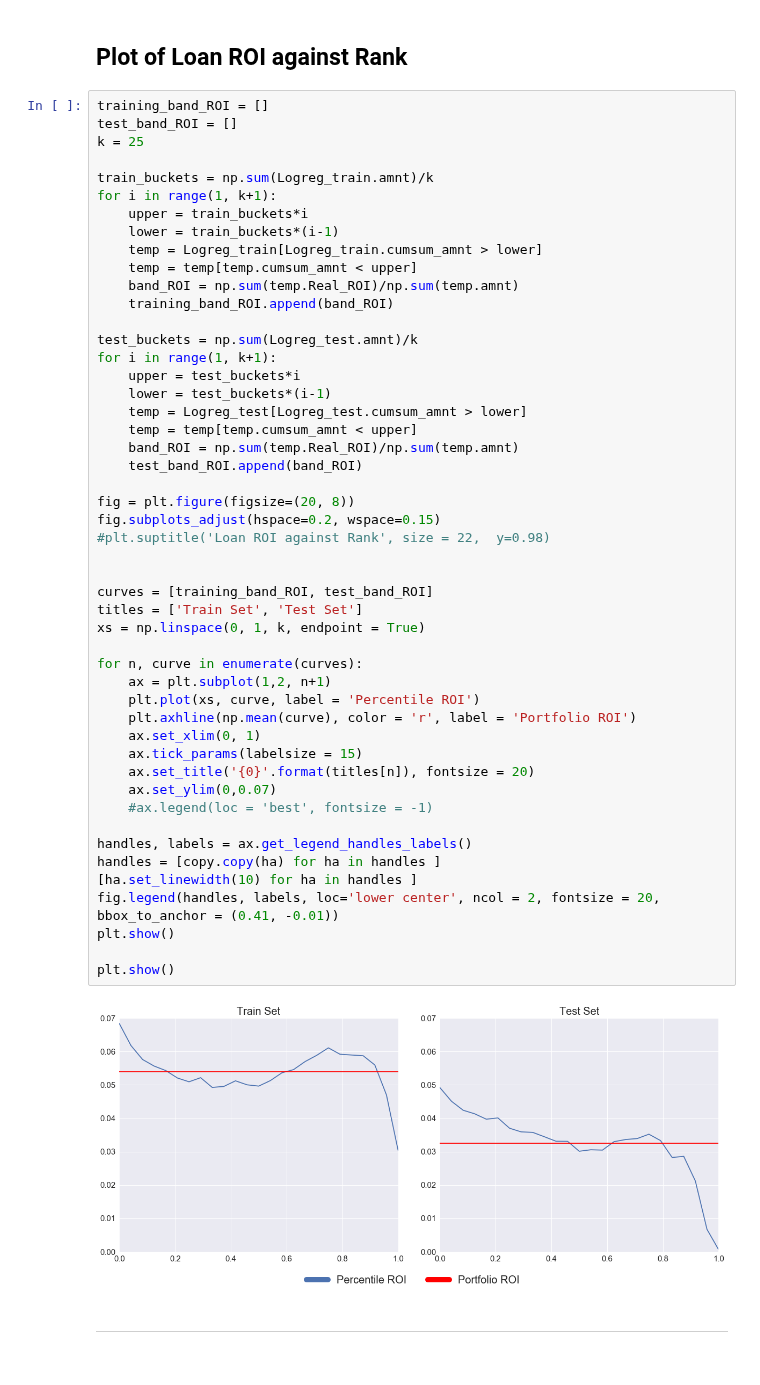
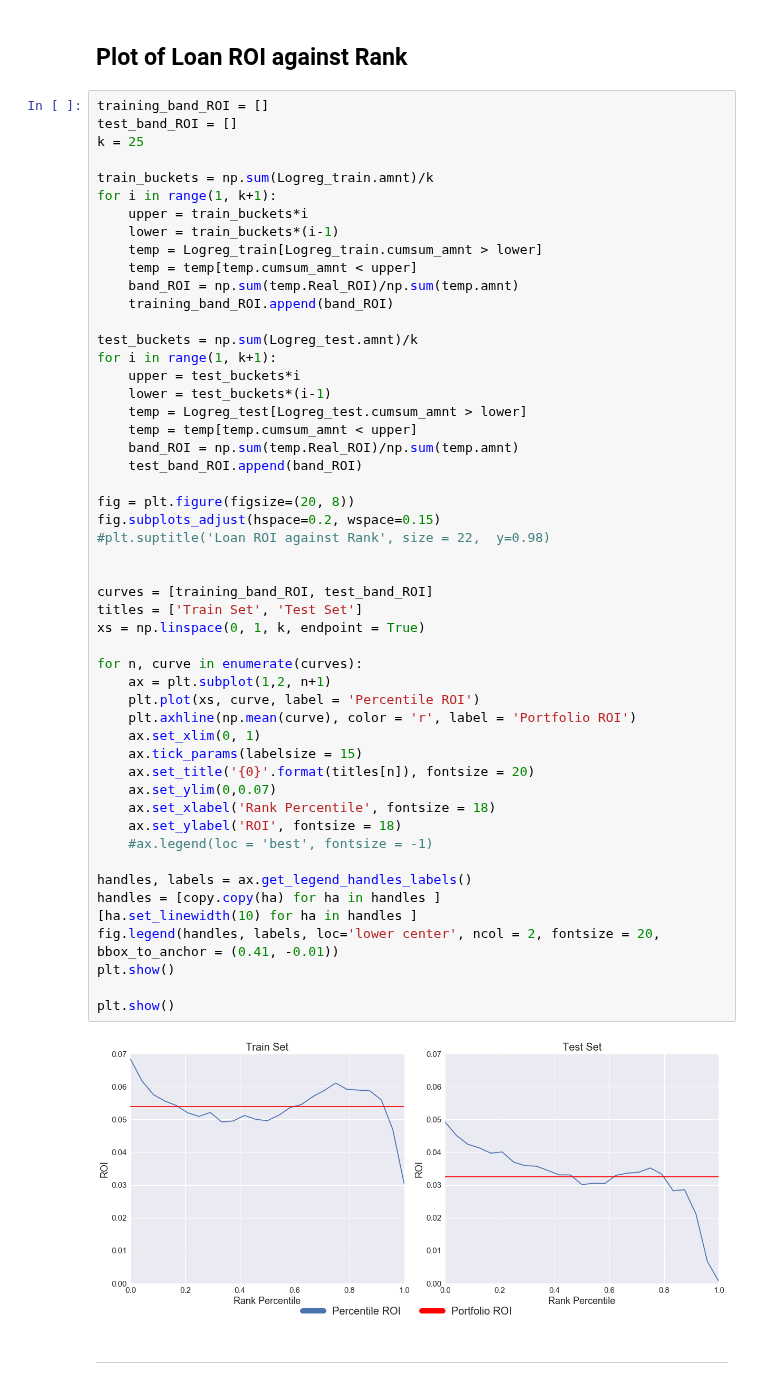
Before and after one commit to bhavenp/209A-FinalProject, a Jupyter notebook: hugo/ROI_website_sheet.ipynb, the cells around one changed output. Drawn from its saved outputs; the diff is of its cells as text.

```diff
--- a/hugo/ROI_website_sheet.ipynb
+++ b/hugo/ROI_website_sheet.ipynb
@@ -295,34 +306,36 @@ for i in range(1, k+1):
     band_ROI = np.sum(temp.Real_ROI)/np.sum(temp.amnt)
     test_band_ROI.append(band_ROI)
 
 fig = plt.figure(figsize=(20, 8))
 fig.subplots_adjust(hspace=0.2, wspace=0.15)
 #plt.suptitle('Loan ROI against Rank', size = 22,  y=0.98)
 
 
 curves = [training_band_ROI, test_band_ROI]
 titles = ['Train Set', 'Test Set']
 xs = np.linspace(0, 1, k, endpoint = True)
 
 for n, curve in enumerate(curves):
     ax = plt.subplot(1,2, n+1)
     plt.plot(xs, curve, label = 'Percentile ROI')
     plt.axhline(np.mean(curve), color = 'r', label = 'Portfolio ROI')
     ax.set_xlim(0, 1)
     ax.tick_params(labelsize = 15)
     ax.set_title('{0}'.format(titles[n]), fontsize = 20)
     ax.set_ylim(0,0.07)
+    ax.set_xlabel('Rank Percentile', fontsize = 18)
+    ax.set_ylabel('ROI', fontsize = 18)
     #ax.legend(loc = 'best', fontsize = -1)
 
 handles, labels = ax.get_legend_handles_labels()
 handles = [copy.copy(ha) for ha in handles ]
 [ha.set_linewidth(10) for ha in handles ]
 fig.legend(handles, labels, loc='lower center', ncol = 2, fontsize = 20, bbox_to_anchor = (0.41, -0.01))
 plt.show()
 
 plt.show()
 # %% [output]
-[figure, old version]
+[figure, new version]
 # %% [markdown]
 <hr>
 # %%
```
Also changed, not shown: parts of 8 cells of this notebook.
